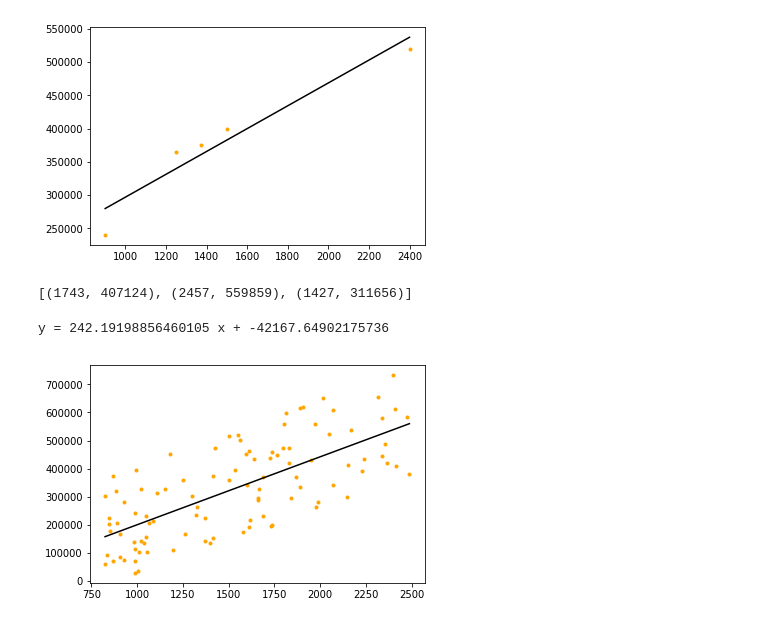
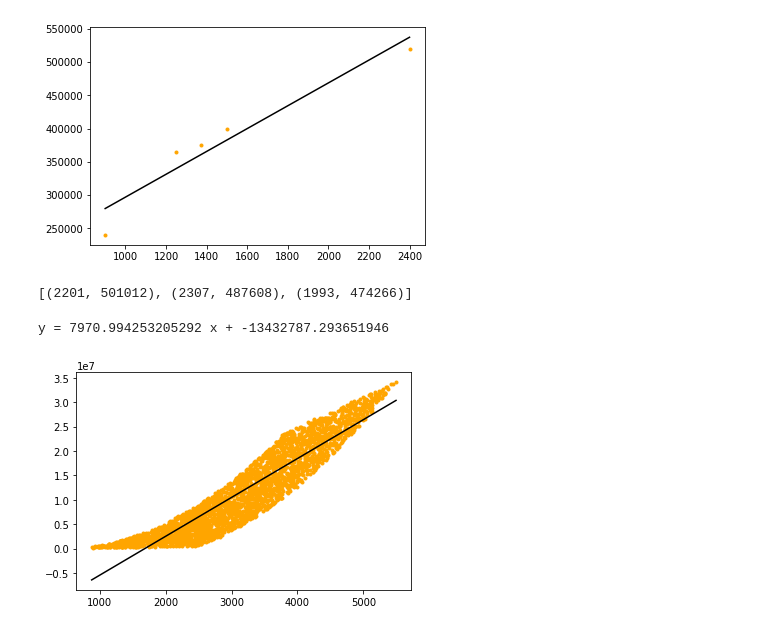
Before and after one commit to benlbroussard/machine_learning, a Jupyter notebook: jupyter Linear Regression.ipynb, the cells around one changed output. Drawn from its saved outputs; the diff is of its cells as text; code cells hidden in the pictures.

```diff
--- a/jupyter Linear Regression.ipynb
+++ b/jupyter Linear Regression.ipynb
@@ -76,22 +76,23 @@ y = 171.77835464538666 x + 125080.92170624621
 # %%
 import random
 
-def gen_data(num_points):
+def gen_data(num_points): # non linear to show the good and bad of linear regression
     data = []
     for i in range(0,num_points):
-        sq_feet = random.randint(800,2501)
-        price = sq_feet * 225 + random.randint(5000,200000) * (-1) ** random.randint(1,3)
+        sq_feet = random.randint(800,2501) + i
+        price = sq_feet * 225 + random.randint(5000,50000) * (-1) ** random.randint(1,3) + sq_feet * i * 2
         data.append((sq_feet,price))
     return data
 # %%
 gen_data(3)
 # %% [output]
-[(1743, 407124), (2457, 559859), (1427, 311656)]
+[(2201, 501012), (2307, 487608), (1993, 474266)]
 # %%
 myreg = LinReg(gen_data(100),['sq feet','price'])
 # %%
+myreg = LinReg(gen_data(3000),['sq feet','price'])
 myreg.fit()
 myreg.show_line()
 # %% [output]
-y = 242.19198856460105 x + -42167.64902175736
+y = 7970.994253205292 x + -13432787.293651946
-[figure, old version]
+[figure, new version]
```
